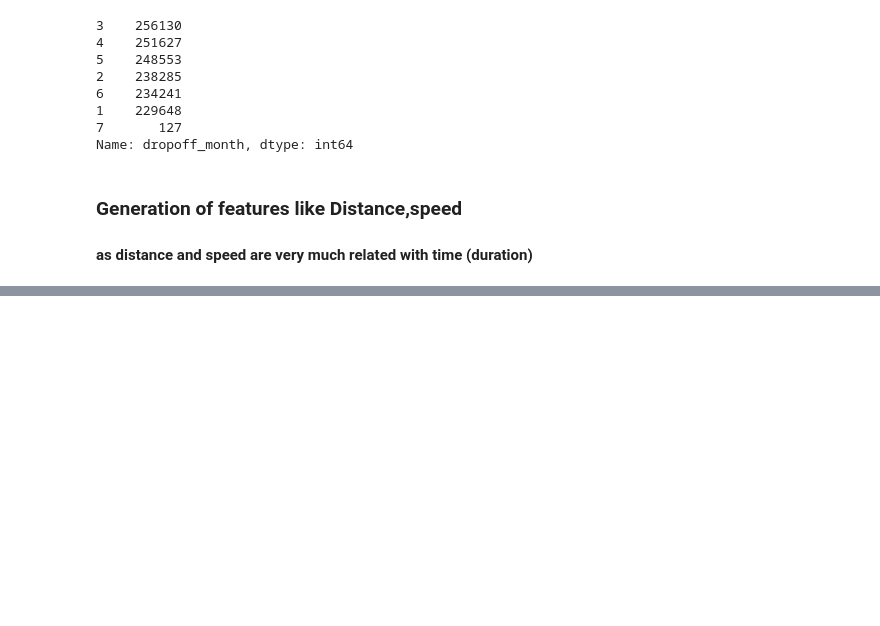
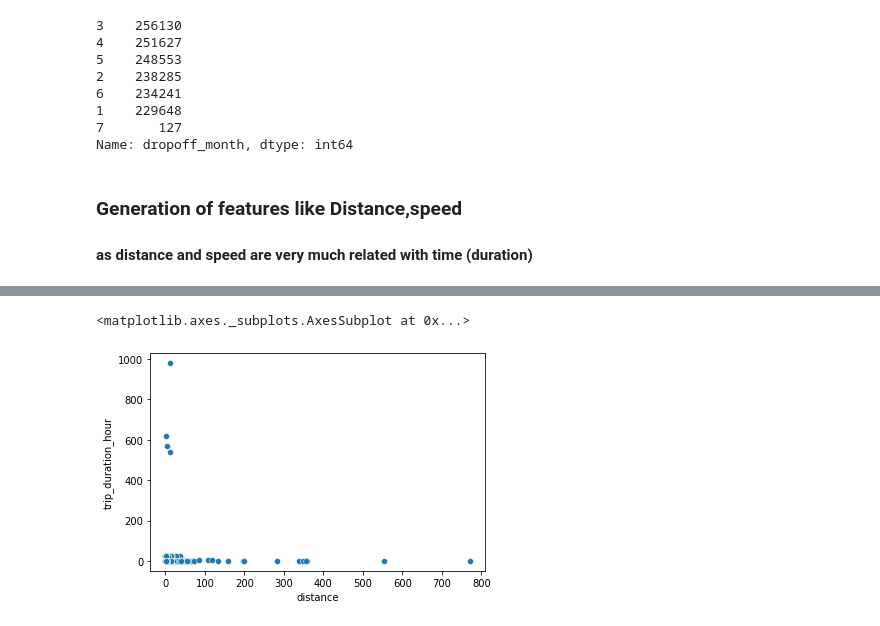
Before and after one commit to Rajashekar-Anumalla/NYC-Taxi-trip-duration-prediction, a Jupyter notebook: NYC_Taxi_Trip_Time_Prediction_Capstone_Project.ipynb, the cells around one changed output, grey strips where cells are left out. Cells and saved outputs as stored; diff of their text form; code cells hidden in the pictures; blank space fills up the shorter version.

```diff
--- a/NYC_Taxi_Trip_Time_Prediction_Capstone_Project.ipynb
+++ b/NYC_Taxi_Trip_Time_Prediction_Capstone_Project.ipynb
@@ -303,0 +312,5 @@ Name: vendor_id, dtype: int64
+# %%
+sns.scatterplot(data.distance,data.trip_duration_hour)
+# %% [output]
+<matplotlib.axes._subplots.AxesSubplot at 0x...>
+[figure, added]
```
Also changed, not shown: parts of 20 cells of this notebook.
